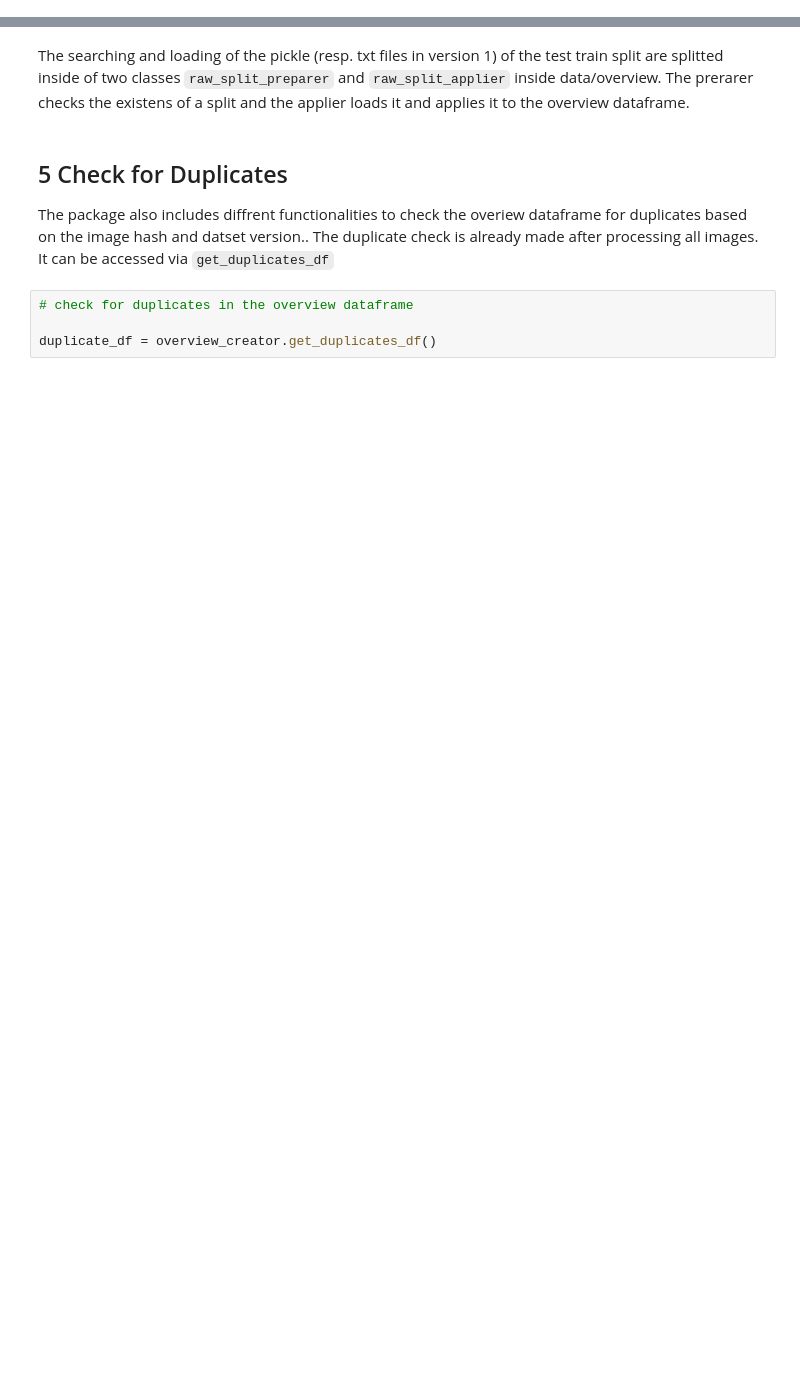
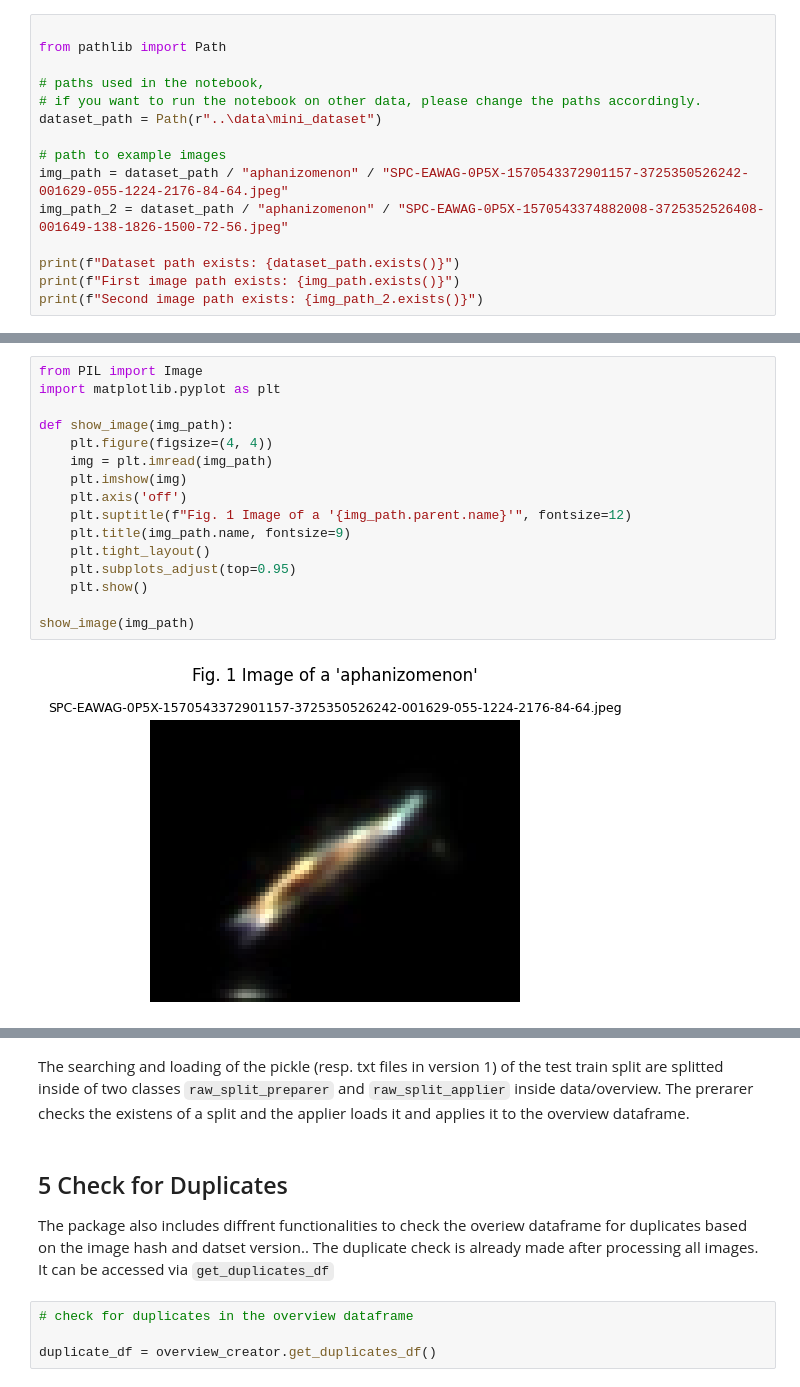
Before and after one commit to JuanFelipeRuiz/lit_ecology_classifier, a Jupyter notebook: notebooks/1_dataset_overview.ipynb, the cells around one changed output, grey strips where cells are left out. Drawn from its saved outputs; the diff is of its cells as text; blank space fills up the shorter version.

```diff
--- a/notebooks/1_dataset_overview.ipynb
+++ b/notebooks/1_dataset_overview.ipynb
@@ -381,0 +11,15 @@ Since the images of old ZooLake versions are reused inside the newer data set ve
+# %%
+
+from pathlib import Path
+
+# paths used in the notebook,
+# if you want to run the notebook on other data, please change the paths accordingly.
+dataset_path = Path(r"..\data\mini_dataset")
+
+# path to example images
+img_path = dataset_path / "aphanizomenon" / "SPC-EAWAG-0P5X-1570543372901157-3725350526242-001629-055-1224-2176-84-64.jpeg"
+img_path_2 = dataset_path / "aphanizomenon" / "SPC-EAWAG-0P5X-1570543374882008-3725352526408-001649-138-1826-1500-72-56.jpeg"
+
+print(f"Dataset path exists: {dataset_path.exists()}")
+print(f"First image path exists: {img_path.exists()}")
+print(f"Second image path exists: {img_path_2.exists()}")
@@ -381,0 +36,18 @@ Since the images of old ZooLake versions are reused inside the newer data set ve
+# %%
+from PIL import Image
+import matplotlib.pyplot as plt
+
+def show_image(img_path):
+    plt.figure(figsize=(4, 4))
+    img = plt.imread(img_path)
+    plt.imshow(img)
+    plt.axis('off')
+    plt.suptitle(f"Fig. 1 Image of a '{img_path.parent.name}'", fontsize=12)
+    plt.title(img_path.name, fontsize=9)
+    plt.tight_layout()
+    plt.subplots_adjust(top=0.95)
+    plt.show()
+
+show_image(img_path)
+# %% [output]
+[figure, added]
```
Also changed, not shown: parts of 51 cells of this notebook.
